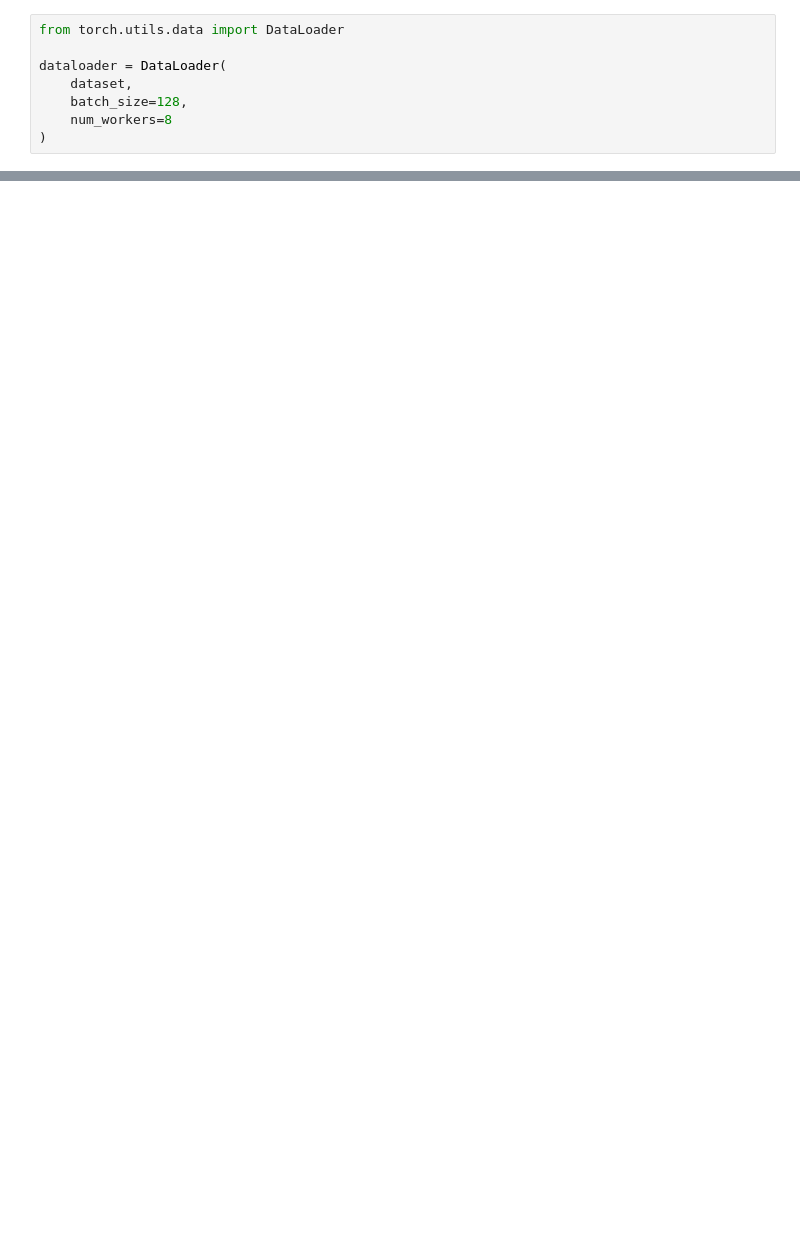
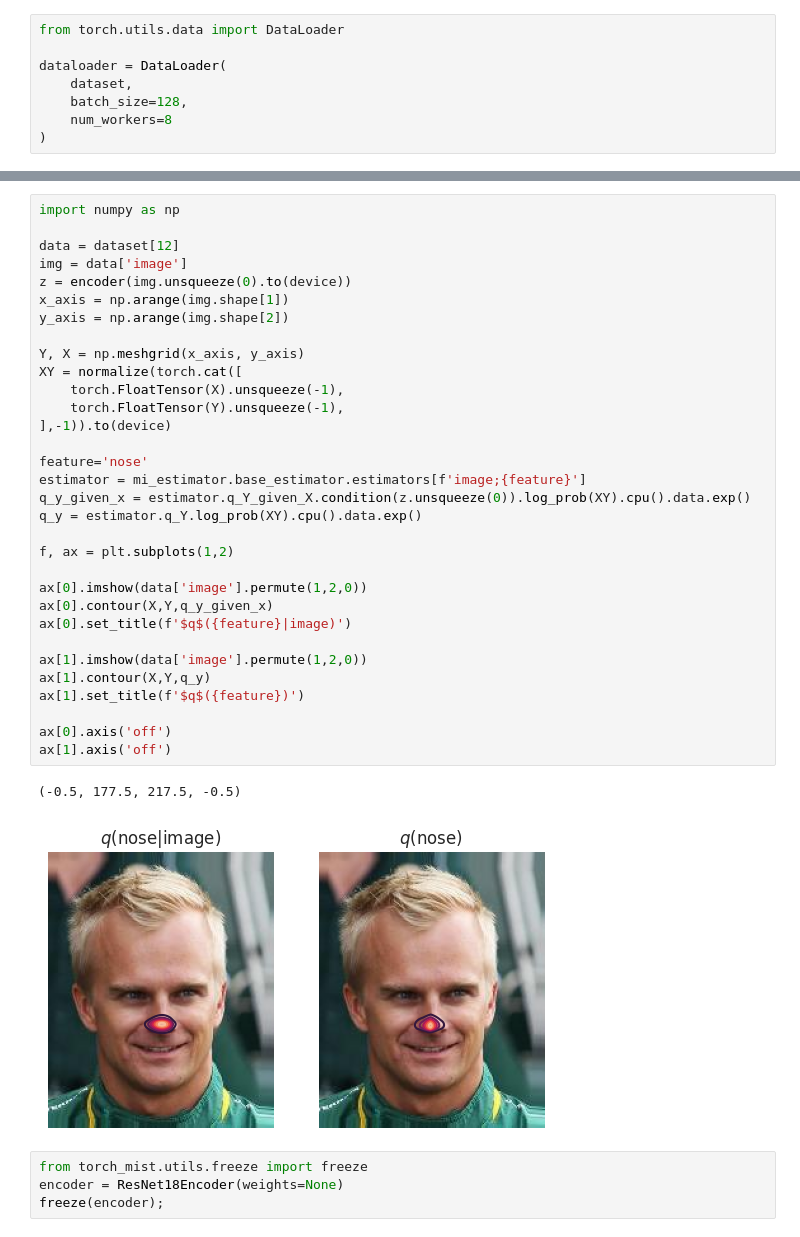
Before and after one commit to mfederici/torch-mist, a Jupyter notebook: docs/notebooks/examples/keypoint_info.ipynb, the cells around one changed output, grey strips where cells are left out. Drawn from its saved outputs; the diff is of its cells as text; blank space fills up the shorter version.

```diff
--- a/docs/notebooks/examples/keypoint_info.ipynb
+++ b/docs/notebooks/examples/keypoint_info.ipynb
@@ -100,0 +193,39 @@ encoder(batch[0]).shape, batch[1].shape
+# %%
+import numpy as np
+
+data = dataset[12]
+img = data['image']
+z = encoder(img.unsqueeze(0).to(device))
+x_axis = np.arange(img.shape[1])
+y_axis = np.arange(img.shape[2])
+
+Y, X = np.meshgrid(x_axis, y_axis)
+XY = normalize(torch.cat([
+    torch.FloatTensor(X).unsqueeze(-1),
+    torch.FloatTensor(Y).unsqueeze(-1),
+],-1)).to(device)
+
+feature='nose'
+estimator = mi_estimator.base_estimator.estimators[f'image;{feature}']
+q_y_given_x = estimator.q_Y_given_X.condition(z.unsqueeze(0)).log_prob(XY).cpu().data.exp()
+q_y = estimator.q_Y.log_prob(XY).cpu().data.exp()
+
+f, ax = plt.subplots(1,2)
+
+ax[0].imshow(data['image'].permute(1,2,0))
+ax[0].contour(X,Y,q_y_given_x)
+ax[0].set_title(f'$q$({feature}|image)')
+
+ax[1].imshow(data['image'].permute(1,2,0))
+ax[1].contour(X,Y,q_y)
+ax[1].set_title(f'$q$({feature})')
+
+ax[0].axis('off')
+ax[1].axis('off')
+# %% [output]
+(-0.5, 177.5, 217.5, -0.5)
+[figure, added]
+# %%
+from torch_mist.utils.freeze import freeze
+encoder = ResNet18Encoder(weights=None)
+freeze(encoder);
```
Also changed, not shown: parts of 20 cells of this notebook, 20 other files.
